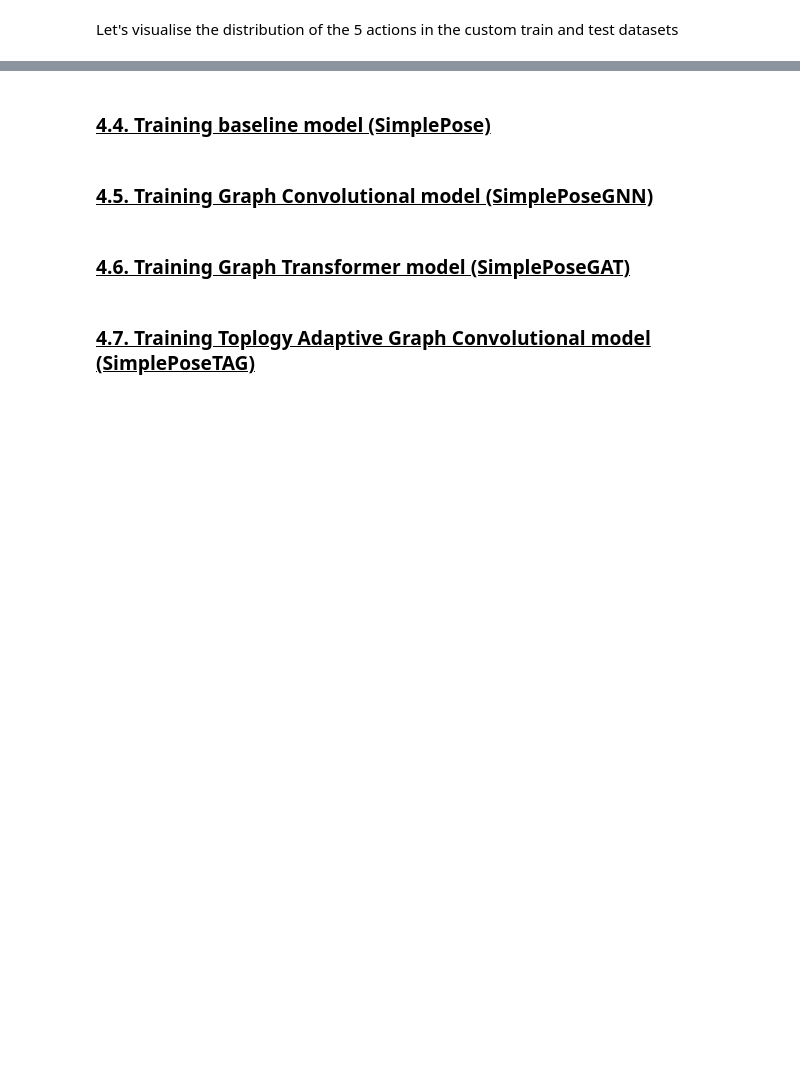
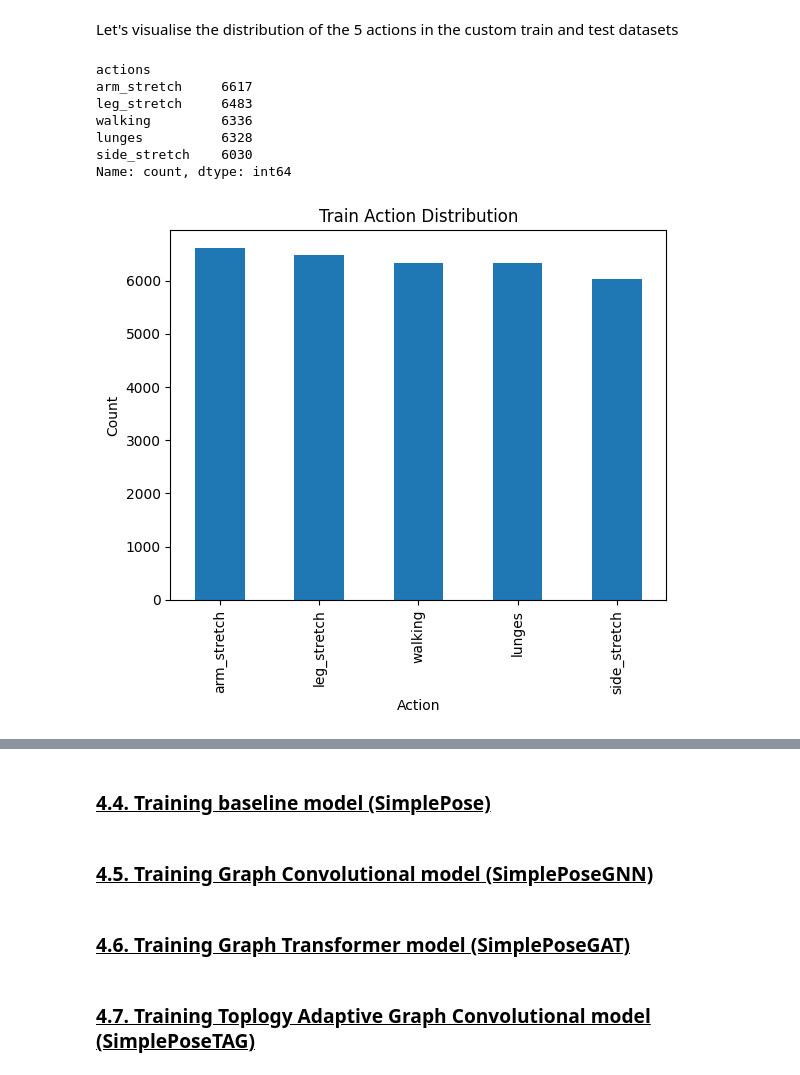
Before and after one commit to ParasharaRamesh/Poseidon, a Jupyter notebook: poseidon.ipynb, the cells around one changed output, grey strips where cells are left out. Saved outputs shown, nothing was run; the diff lists cells and outputs as text; code cells hidden in the pictures; blank space fills up the shorter version.

```diff
--- a/poseidon.ipynb
+++ b/poseidon.ipynb
@@ -602,6 +682,15 @@ visualize_3d_pose_custom(poses_3d[0], elev=110, azim=90)
 # %% [markdown]
 Let's visualise the distribution of the 5 actions in the custom train and test datasets
 # %%
-train_actions = np.load("datasets/custom/Processed v2/train_actions.npy")
+train_actions = np.load("datasets/custom/Processed/train_actions.npy")
 show_action_stats(train_actions, "Train")
+# %% [output]
+actions
+arm_stretch     6617
+leg_stretch     6483
+walking         6336
+lunges          6328
+side_stretch    6030
+Name: count, dtype: int64
+[figure, added]
 # %%
```
Also changed, not shown: parts of 37 cells of this notebook.
